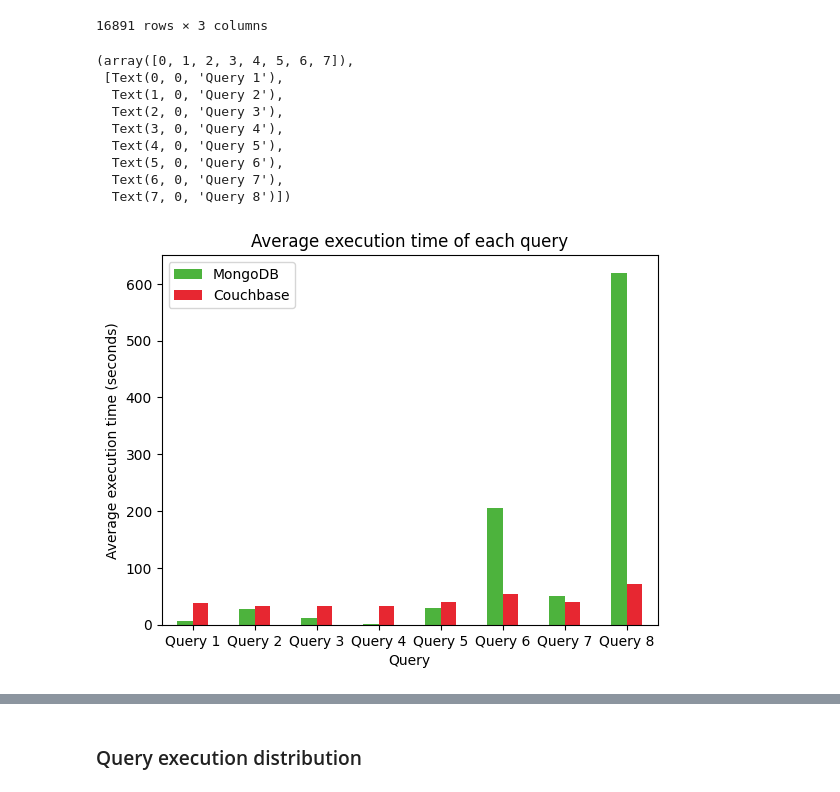
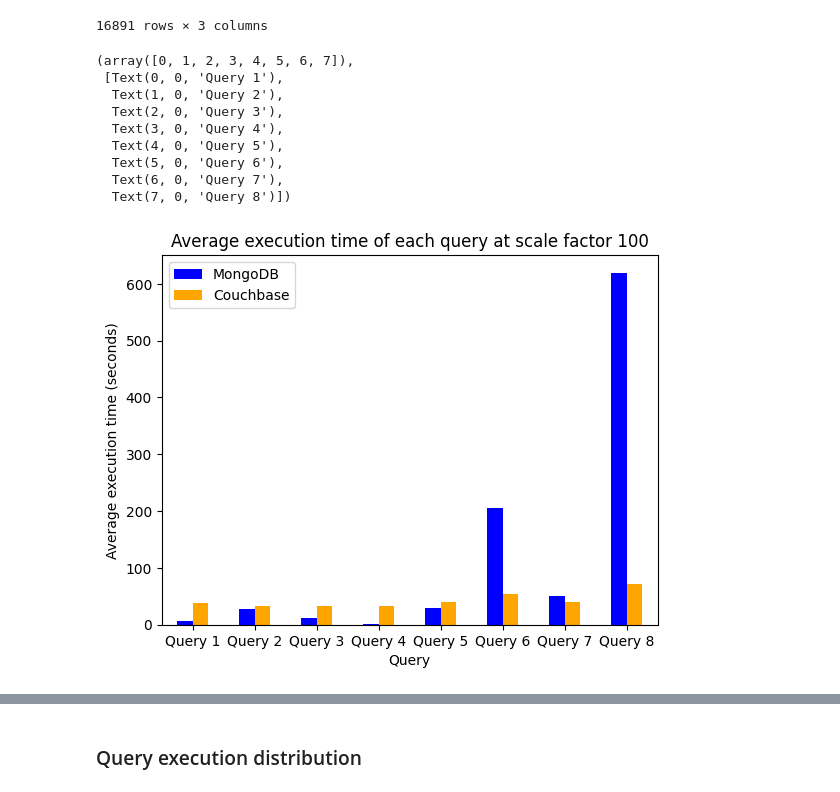
Before and after one commit to zeNightshade/JSONBench, a Jupyter notebook: visualisation.ipynb, the cells around one changed output, grey strips where cells are left out. Cells and saved outputs as stored; diff of their text form; code cells hidden in the pictures.

```diff
--- a/visualisation.ipynb
+++ b/visualisation.ipynb
@@ -123,7 +123,8 @@ s100_w32.columns = ["Query", "MongoDB", "Couchbase"]
 s100_w64 = pd.merge(mdb_s100_w64, cb_s100_w64, how="inner", on="name", suffixes=["_mdb", "_cb"])
 s100_w64.columns = ["Query", "MongoDB", "Couchbase"]
 # %%
-colours = ['#4DB33D', '#E72731']
+# colours = ['blue', 'orange']
+colours = ['blue', 'orange']
 # %% [markdown]
 ### Throughput vs scale factor
 # %%
@@ -494,17 +499,17 @@ s100
 # %%
 s100.groupby('Query').mean().plot(kind='bar', color=colours)
 plt.xlabel("Query")
 plt.ylabel("Average execution time (seconds)")
-plt.title("Average execution time of each query")
+plt.title("Average execution time of each query at scale factor 100")
 plt.xticks(rotation=0)
 # %% [output]
 (array([0, 1, 2, 3, 4, 5, 6, 7]),
  [Text(0, 0, 'Query 1'),
   Text(1, 0, 'Query 2'),
   Text(2, 0, 'Query 3'),
   Text(3, 0, 'Query 4'),
   Text(4, 0, 'Query 5'),
   Text(5, 0, 'Query 6'),
   Text(6, 0, 'Query 7'),
   Text(7, 0, 'Query 8')])
-[figure, old version]
+[figure, new version]
```
Also changed, not shown: parts of 7 cells of this notebook.
